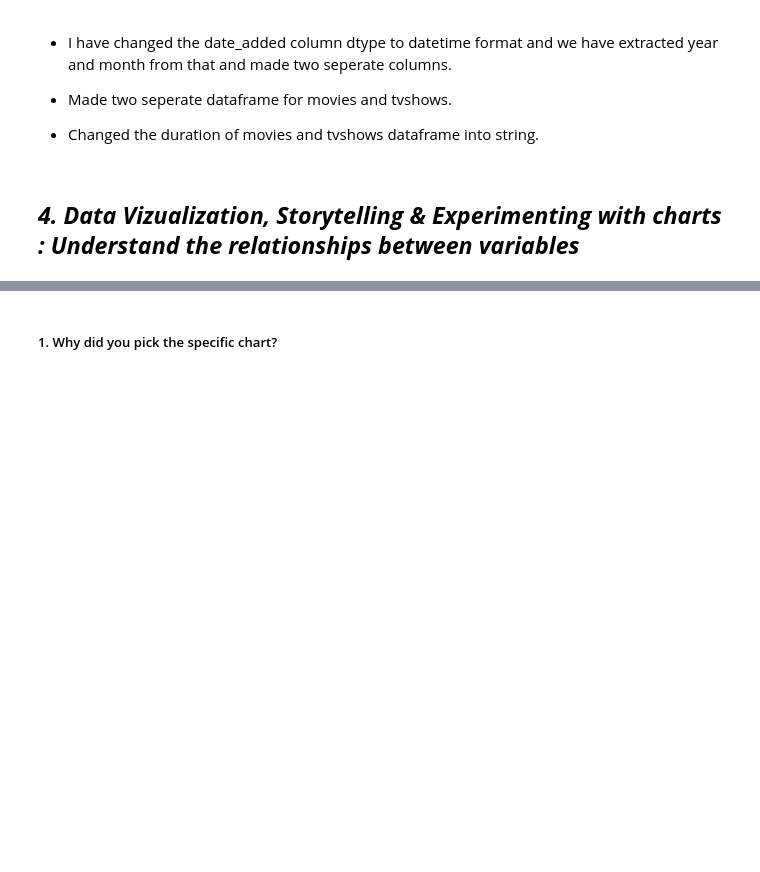
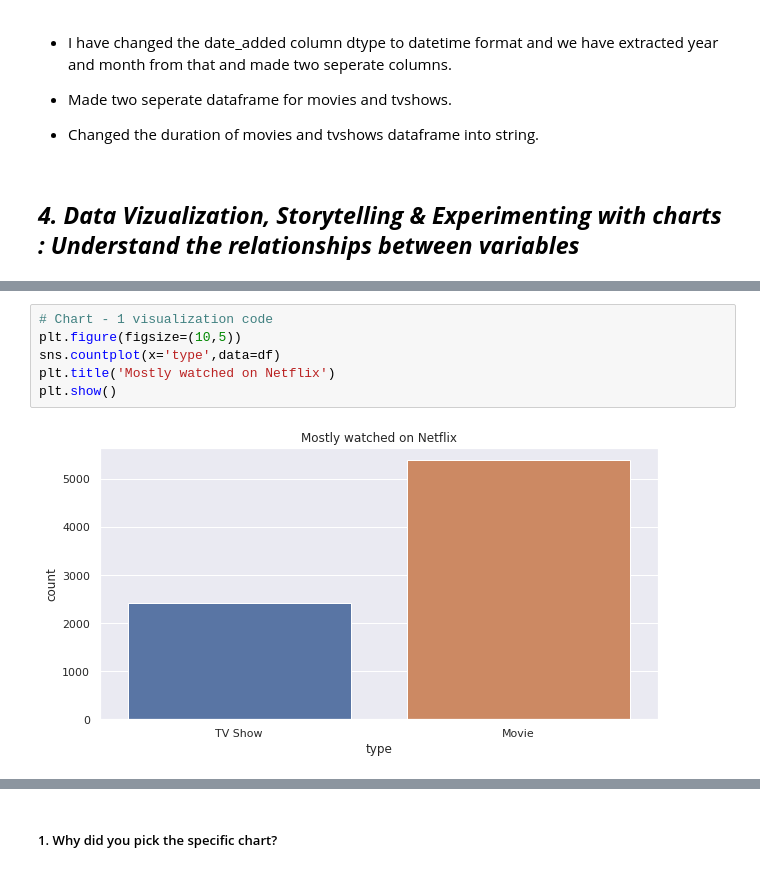
Before and after one commit to Mihirgupta2001/Unsupervised-learning-capstone-project, a Jupyter notebook: MIHIR_NETFLIX_MOVIES_AND_TV_SHOWS_CLUSTERING.ipynb, the cells around one changed output, grey strips where cells are left out. Drawn from its saved outputs; the diff is of its cells as text; blank space fills up the shorter version.

```diff
--- a/MIHIR_NETFLIX_MOVIES_AND_TV_SHOWS_CLUSTERING.ipynb
+++ b/MIHIR_NETFLIX_MOVIES_AND_TV_SHOWS_CLUSTERING.ipynb
@@ -352,0 +384,8 @@ plt.show()
+# %%
+# Chart - 1 visualization code
+plt.figure(figsize=(10,5))
+sns.countplot(x='type',data=df)
+plt.title('Mostly watched on Netflix')
+plt.show()
+# %% [output]
+[figure, added]
```
Also changed, not shown: parts of 310 cells of this notebook.
